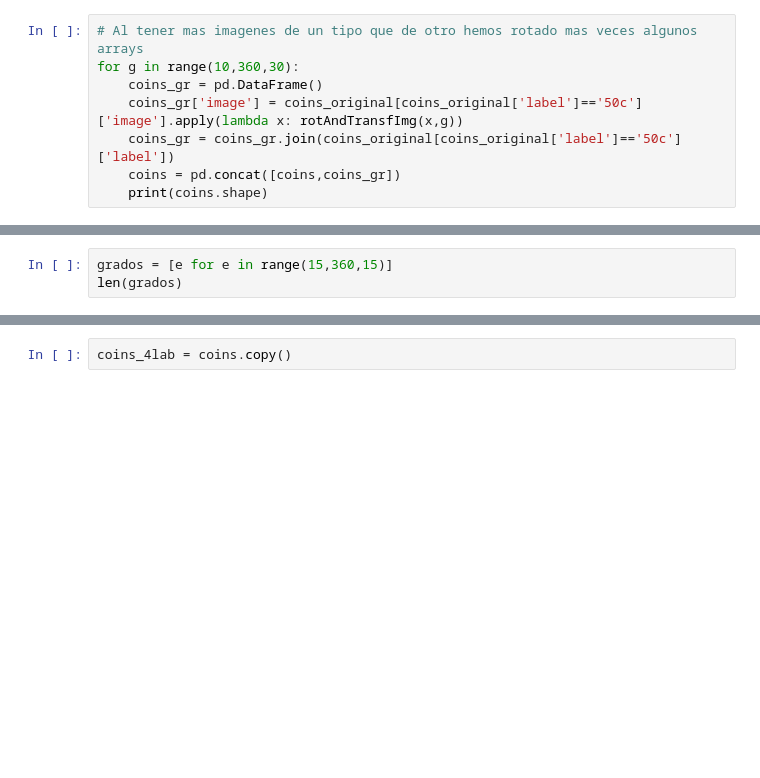
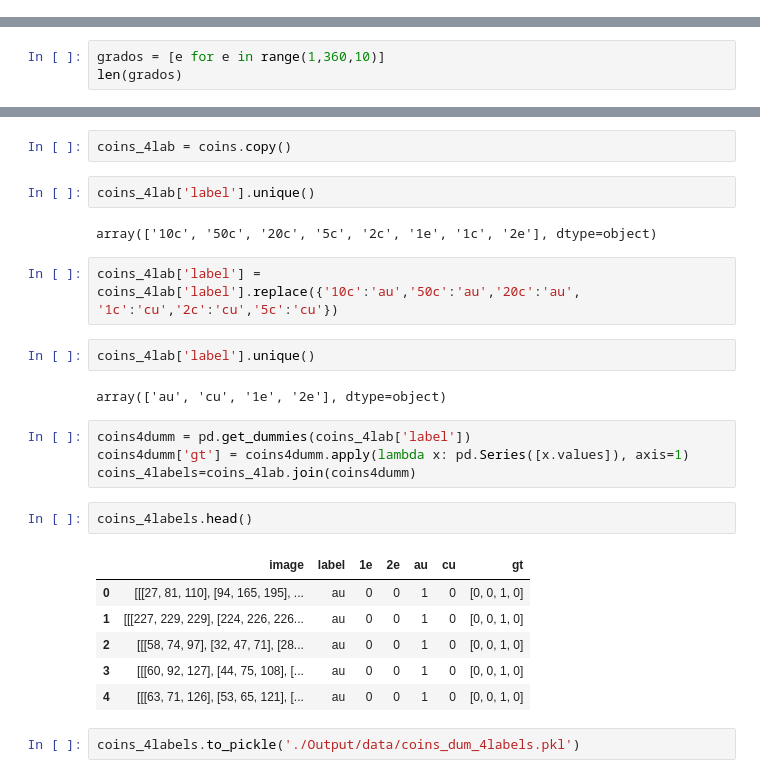
Before and after one commit to Cristina6692/Change-my-money, a Jupyter notebook: 2DataFrameCoins.ipynb, the cells around one changed output, grey strips where cells are left out. Saved outputs shown, nothing was run; the diff lists cells and outputs as text; blank space fills up the shorter version.

```diff
--- a/2DataFrameCoins.ipynb
+++ b/2DataFrameCoins.ipynb
@@ -78,8 +102,0 @@ def rotateConcat(coins_original, coins, grados):
-# %%
-# Al tener mas imagenes de un tipo que de otro hemos rotado mas veces algunos arrays
-for g in range(10,360,30):
-    coins_gr = pd.DataFrame()
-    coins_gr['image'] = coins_original[coins_original['label']=='50c']['image'].apply(lambda x: rotAndTransfImg(x,g))
-    coins_gr = coins_gr.join(coins_original[coins_original['label']=='50c']['label'])
-    coins = pd.concat([coins,coins_gr])
-    print(coins.shape)
@@ -115,5 +119,5 @@ print(coins['label'].value_counts())
 Name: label, dtype: int64
 # %%
-grados = [e for e in range(15,360,15)]
+grados = [e for e in range(1,360,10)]
 len(grados)
 # %% [output]
@@ -152,2 +168,27 @@ coins.to_pickle('./Output/coins_97970_arrays_label.pkl')
 # %%
 coins_4lab = coins.copy()
+# %%
+coins_4lab['label'].unique()
+# %% [output]
+array(['10c', '50c', '20c', '5c', '2c', '1e', '1c', '2e'], dtype=object)
+# %%
+coins_4lab['label'] = coins_4lab['label'].replace({'10c':'au','50c':'au','20c':'au', '1c':'cu','2c':'cu','5c':'cu'})
+# %%
+coins_4lab['label'].unique()
+# %% [output]
+array(['au', 'cu', '1e', '2e'], dtype=object)
+# %%
+coins4dumm = pd.get_dummies(coins_4lab['label'])
+coins4dumm['gt'] = coins4dumm.apply(lambda x: pd.Series([x.values]), axis=1)
+coins_4labels=coins_4lab.join(coins4dumm)
+# %%
+coins_4labels.head()
+# %% [output]
+|  | image | label | 1e | 2e | au | cu | gt |
+| 0 | [[[27, 81, 110], [94, 165, 195], ... | au | 0 | 0 | 1 | 0 | [0, 0, 1, 0] |
+| 1 | [[[227, 229, 229], [224, 226, 226... | au | 0 | 0 | 1 | 0 | [0, 0, 1, 0] |
+| 2 | [[[58, 74, 97], [32, 47, 71], [28... | au | 0 | 0 | 1 | 0 | [0, 0, 1, 0] |
+| 3 | [[[60, 92, 127], [44, 75, 108], [... | au | 0 | 0 | 1 | 0 | [0, 0, 1, 0] |
+| 4 | [[[63, 71, 126], [53, 65, 121], [... | au | 0 | 0 | 1 | 0 | [0, 0, 1, 0] |
+# %%
+coins_4labels.to_pickle('./Output/data/coins_dum_4labels.pkl')
```
Also changed, not shown: parts of 18 cells of this notebook, 12 other files.
